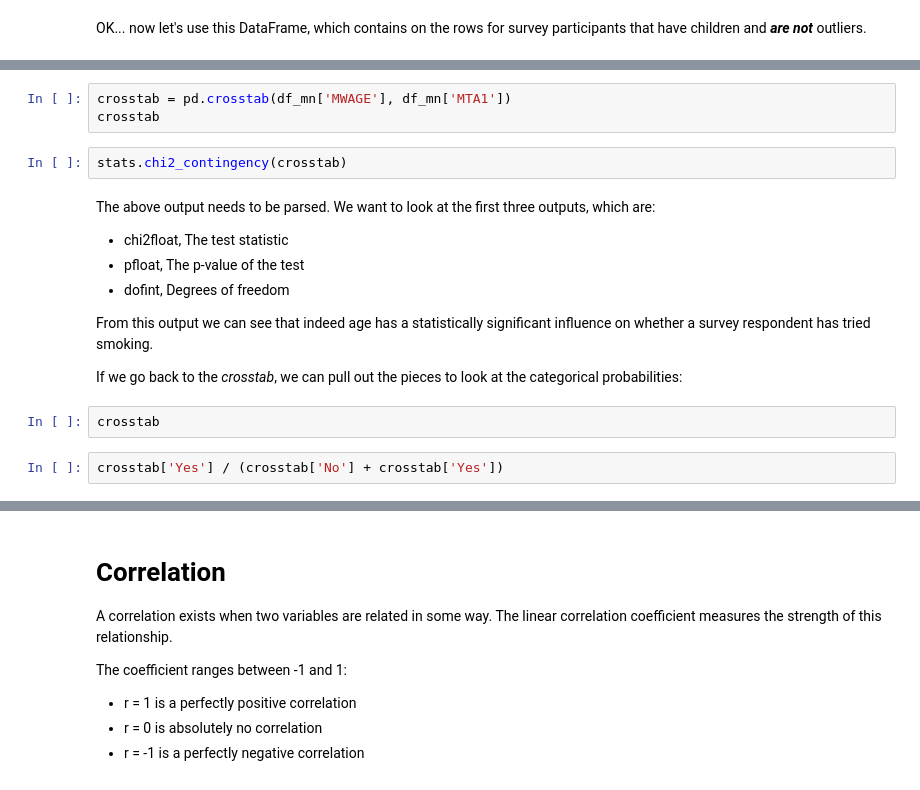
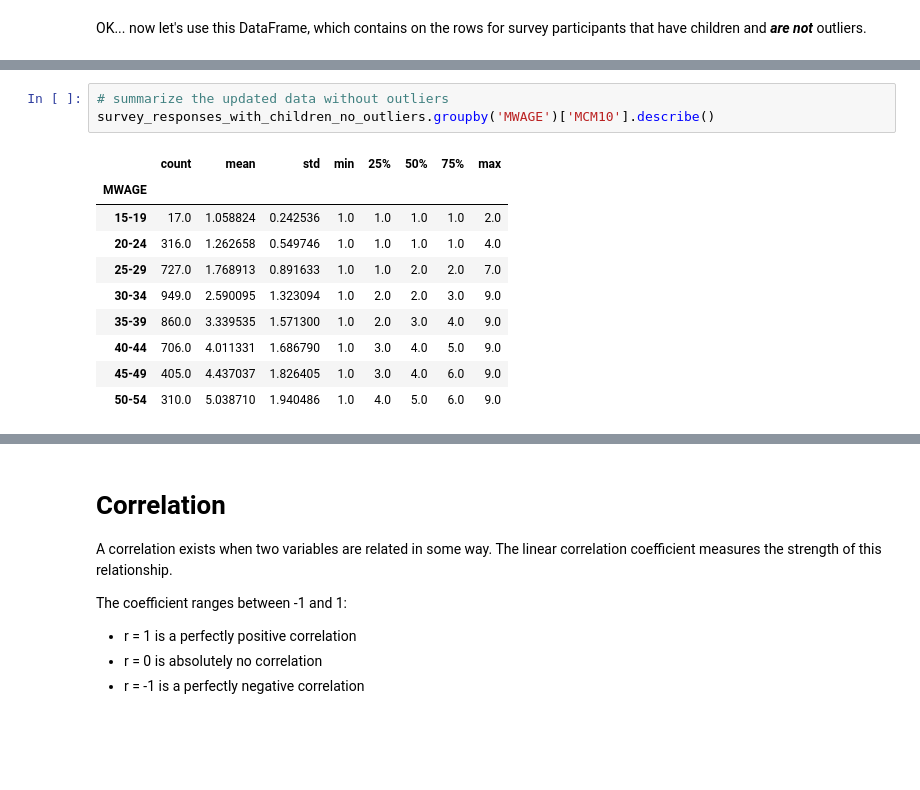
Before and after one commit to pitt-sci-lis-2030/week-14-data-analysis, a Jupyter notebook: Lecture 14.ipynb, the cells around one changed output, grey strips where cells are left out. Saved outputs shown, nothing was run; the diff lists cells and outputs as text; blank space fills up the shorter version.

```diff
--- a/Lecture 14.ipynb
+++ b/Lecture 14.ipynb
@@ -277,18 +221,14 @@ We can create a table, called a *crosstab* of two categorical data types.  We wi
-# %%
-crosstab = pd.crosstab(df_mn['MWAGE'], df_mn['MTA1'])
-crosstab
-# %%
-stats.chi2_contingency(crosstab)
-# %% [markdown]
-The above output needs to be parsed.  We want to look at the first three outputs, which are:
-- chi2float, The test statistic
-- pfloat, The p-value of the test
-- dofint, Degrees of freedom
-
-From this output we can see that indeed age has a statistically significant influence on whether a survey respondent has tried smoking.
-
-If we go back to the *crosstab*, we can pull out the pieces to look at the categorical probabilities:
-# %%
-crosstab
-# %%
-crosstab['Yes'] / (crosstab['No'] + crosstab['Yes'])
+# %%
+# summarize the updated data without outliers
+survey_responses_with_children_no_outliers.groupby('MWAGE')['MCM10'].describe()
+# %% [output]
+|  | count | mean | std | min | 25% | 50% | 75% | max |
+| MWAGE |  |  |  |  |  |  |  |  |
+| 15-19 | 17.0 | 1.058824 | 0.242536 | 1.0 | 1.0 | 1.0 | 1.0 | 2.0 |
+| 20-24 | 316.0 | 1.262658 | 0.549746 | 1.0 | 1.0 | 1.0 | 1.0 | 4.0 |
+| 25-29 | 727.0 | 1.768913 | 0.891633 | 1.0 | 1.0 | 2.0 | 2.0 | 7.0 |
+| 30-34 | 949.0 | 2.590095 | 1.323094 | 1.0 | 2.0 | 2.0 | 3.0 | 9.0 |
+| 35-39 | 860.0 | 3.339535 | 1.571300 | 1.0 | 2.0 | 3.0 | 4.0 | 9.0 |
+| 40-44 | 706.0 | 4.011331 | 1.686790 | 1.0 | 3.0 | 4.0 | 5.0 | 9.0 |
+| 45-49 | 405.0 | 4.437037 | 1.826405 | 1.0 | 3.0 | 4.0 | 6.0 | 9.0 |
+| 50-54 | 310.0 | 5.038710 | 1.940486 | 1.0 | 4.0 | 5.0 | 6.0 | 9.0 |
```
Also changed, not shown: parts of 96 cells of this notebook, 1 other file.
